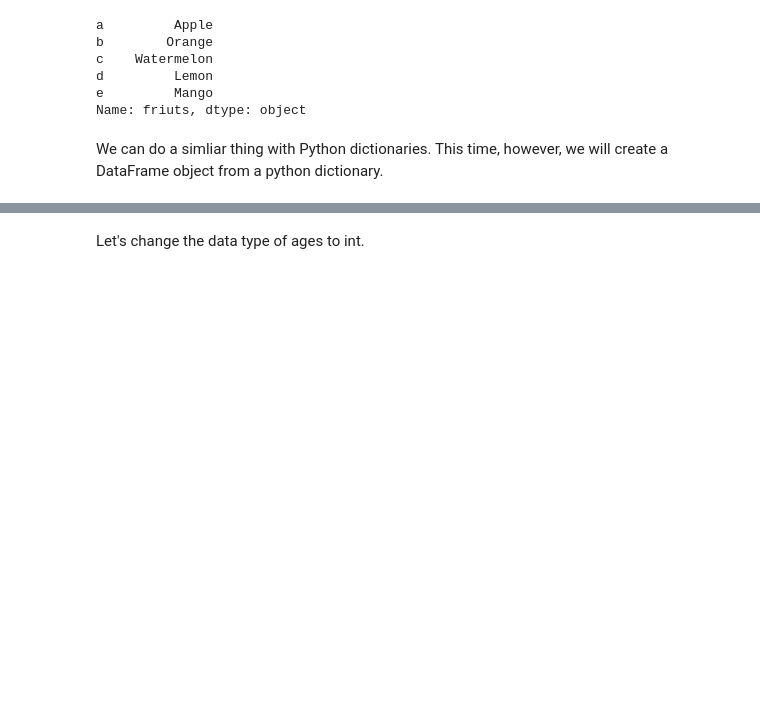
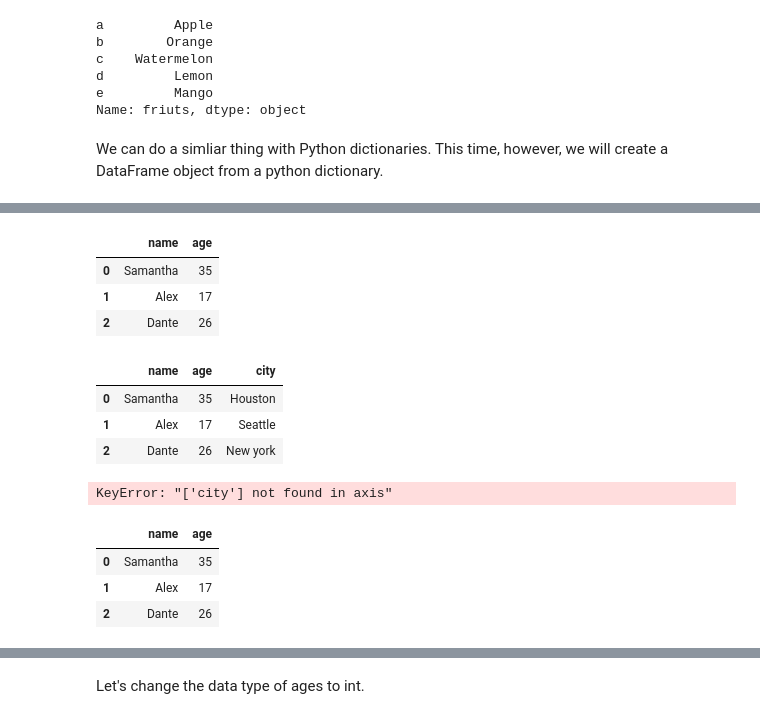
Before and after one commit to Adebodun/hbs-ds-060120, a Jupyter notebook: module-1/day-5-pandas-1/pandas-1-Adebodun.ipynb, the cells around one changed output, grey strips where cells are left out. Saved outputs shown, nothing was run; the diff lists cells and outputs as text; code cells hidden in the pictures; blank space fills up the shorter version.

```diff
--- a/module-1/day-5-pandas-1/pandas-1-Adebodun.ipynb
+++ b/module-1/day-5-pandas-1/pandas-1-Adebodun.ipynb
@@ -260,3 +272,30 @@ students_df.head()
+# %%
+students_df.drop(['city'], axis =1)
+#this doesnt drop it
+# %% [output]
+|  | name | age |
+| 0 | Samantha | 35 |
+| 1 | Alex | 17 |
+| 2 | Dante | 26 |
+# %%
+students_df
+# %% [output]
+|  | name | age | city |
+| 0 | Samantha | 35 | Houston |
+| 1 | Alex | 17 | Seattle |
+| 2 | Dante | 26 | New york |
+# %%
+ students_df.drop(['city'], axis =1)
+#this function over-writes the data and drops the column
+# %% [output]
+KeyError: "['city'] not found in axis"
+# %%
+students_df
+# %% [output]
+|  | name | age |
+| 0 | Samantha | 35 |
+| 1 | Alex | 17 |
+| 2 | Dante | 26 |
 # %%
 #to find data types of columns
 students_df.dtypes
```
Also changed, not shown: parts of 17 cells of this notebook.
